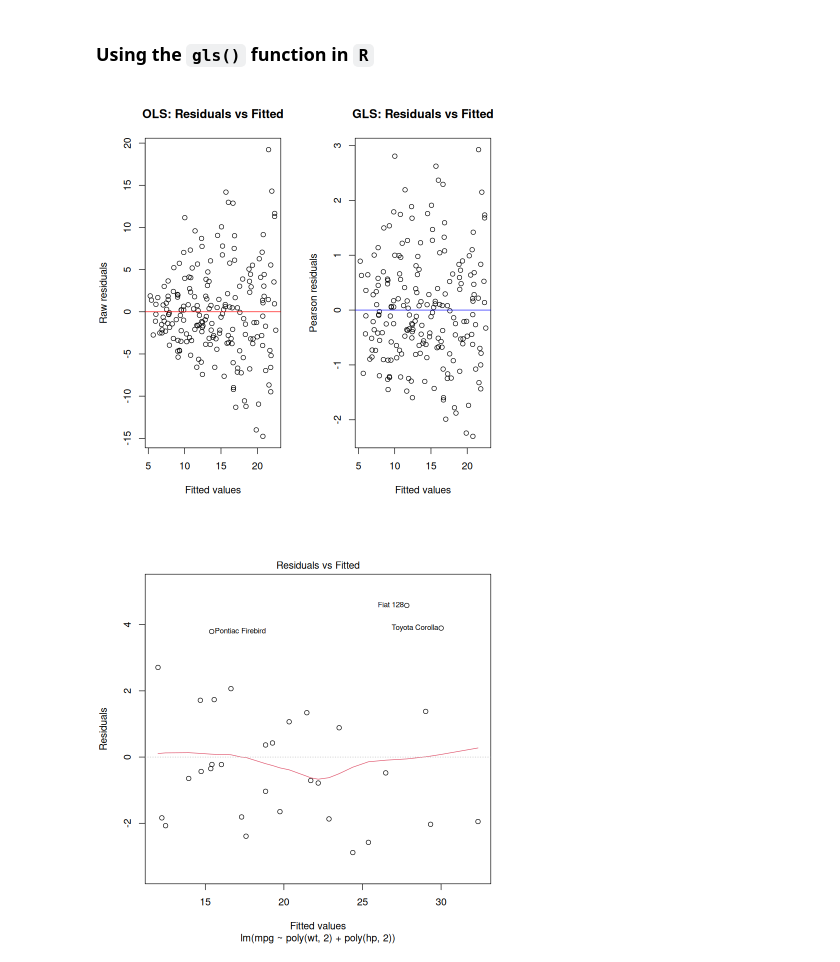
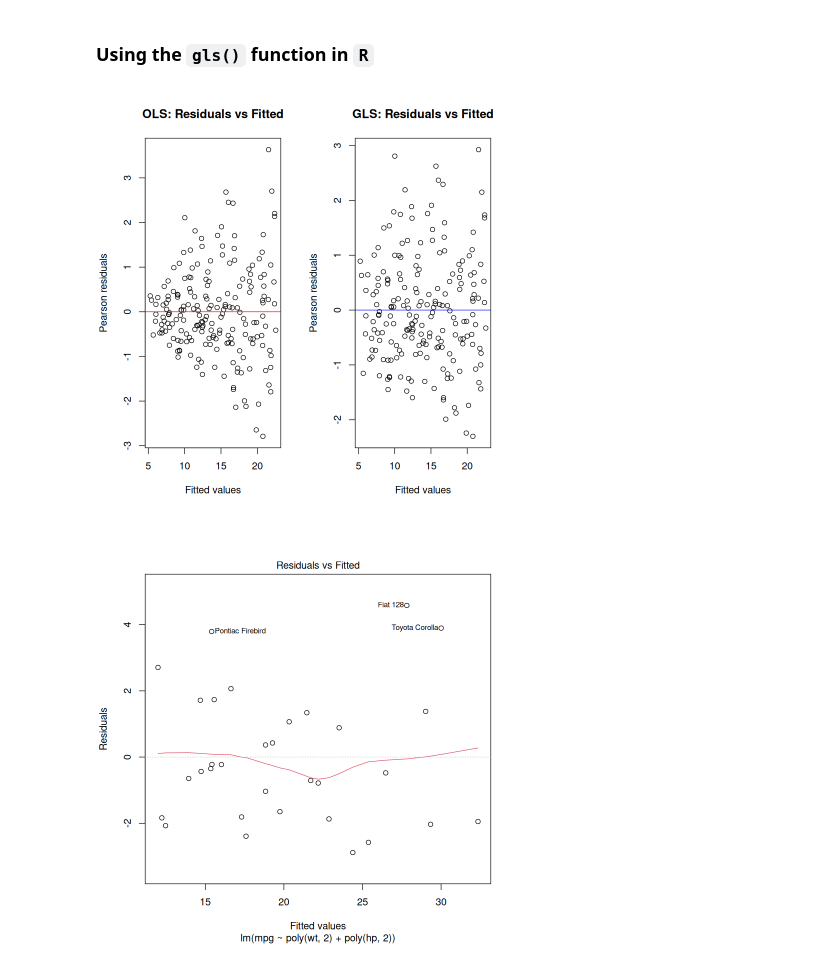
Before and after one commit to PCHN63101-Advanced-Data-Skills/Assumptions-Diagnostics-Transforms, a Jupyter notebook: _build/jupyter_execute/5.adjusting-model.ipynb, the cells around one changed output. Cells and saved outputs as stored; diff of their text form; code cells hidden in the pictures.

```diff
--- a/_build/jupyter_execute/5.adjusting-model.ipynb
+++ b/_build/jupyter_execute/5.adjusting-model.ipynb
@@ -12,37 +12,43 @@ We have now seen methods that we can use to accomodate non-normality of the resi
 # %%
 # Load required package
 library(nlme)
 
 # Step 1: Simulate heteroscedastic data
 set.seed(123)
 n <- 200
 x <- runif(n, 1, 10)
 y <- 3 + 2 * x + rnorm(n, sd = x)  # Variance increases with x
 
 dat <- data.frame(x = x, y = y)
 
 # Step 2: Fit an OLS model
 lm_model <- lm(y ~ x, data = dat)
 
 # Step 3: Fit a GLS model with varFixed (variance ∝ x^2)
 gls_model <- gls(y ~ x, data = dat, weights = varFixed(~ x))
 
 # Step 4: Set up residual vs fitted plots
 par(mfrow = c(1, 2))  # Two plots side by side
 
+# Manual Pearson residuals from lm
+pearson_lm  <- resid(lm_model) / summary(lm_model)$sigma
+
+# Automatic Pearson residuals from gls
+pearson_gls <- resid(gls_model, type = "pearson")
+
 # OLS residuals vs fitted
-plot(fitted(lm_model), resid(lm_model),
-     xlab = "Fitted values", ylab = "Raw residuals",
+plot(fitted(lm_model), pearson_lm,
+     xlab = "Fitted values", ylab = "Pearson residuals",
      main = "OLS: Residuals vs Fitted")
 abline(h = 0, col = "red")
 
 # GLS residuals vs fitted (Pearson residuals)
-plot(fitted(gls_model), resid(gls_model, type = "pearson"),
+plot(fitted(gls_model), pearson_gls,
      xlab = "Fitted values", ylab = "Pearson residuals",
      main = "GLS: Residuals vs Fitted")
 abline(h = 0, col = "blue")
 # %% [output]
-[figure, old version]
+[figure, new version]
 # %%
 library(nlme)
 library(car)
```
Also changed, not shown: 9 other files.
